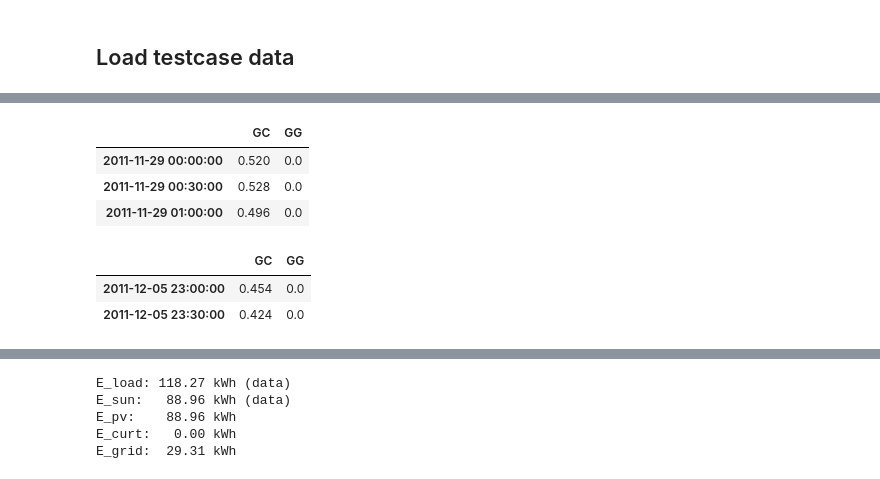
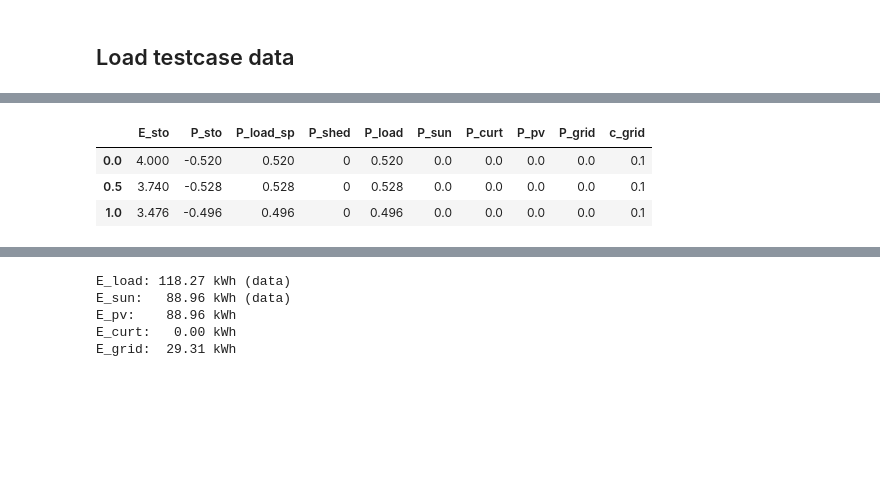
Before and after one commit to pierre-haessig/solarhome-control-bench, a Jupyter notebook: comparison/Comparison.ipynb, the cells around one changed output, grey strips where cells are left out. Cells and saved outputs as stored; diff of their text form; code cells hidden in the pictures; blank space fills up the shorter version.

```diff
--- a/comparison/Comparison.ipynb
+++ b/comparison/Comparison.ipynb
@@ -27,0 +74,2 @@ n
+# %%
+meta, stats, traj = load_results('../methods/matlab_rule-based/results', 'rule-based')
@@ -28,13 +93,7 @@ n
 # %%
-df.head(3)
+traj.head(3)
 # %% [output]
-|  | GC | GG |
-| 2011-11-29 00:00:00 | 0.520 | 0.0 |
-| 2011-11-29 00:30:00 | 0.528 | 0.0 |
-| 2011-11-29 01:00:00 | 0.496 | 0.0 |
+|  | E_sto | P_sto | P_load_sp | P_shed | P_load | P_sun | P_curt | P_pv | P_grid | c_grid |
+| 0.0 | 4.000 | -0.520 | 0.520 | 0 | 0.520 | 0.0 | 0.0 | 0.0 | 0.0 | 0.1 |
+| 0.5 | 3.740 | -0.528 | 0.528 | 0 | 0.528 | 0.0 | 0.0 | 0.0 | 0.0 | 0.1 |
+| 1.0 | 3.476 | -0.496 | 0.496 | 0 | 0.496 | 0.0 | 0.0 | 0.0 | 0.0 | 0.1 |
-# %%
-df.tail(2)
-# %% [output]
-|  | GC | GG |
-| 2011-12-05 23:00:00 | 0.454 | 0.0 |
-| 2011-12-05 23:30:00 | 0.424 | 0.0 |
```
Also changed, not shown: parts of 22 cells of this notebook, 6 other files.
